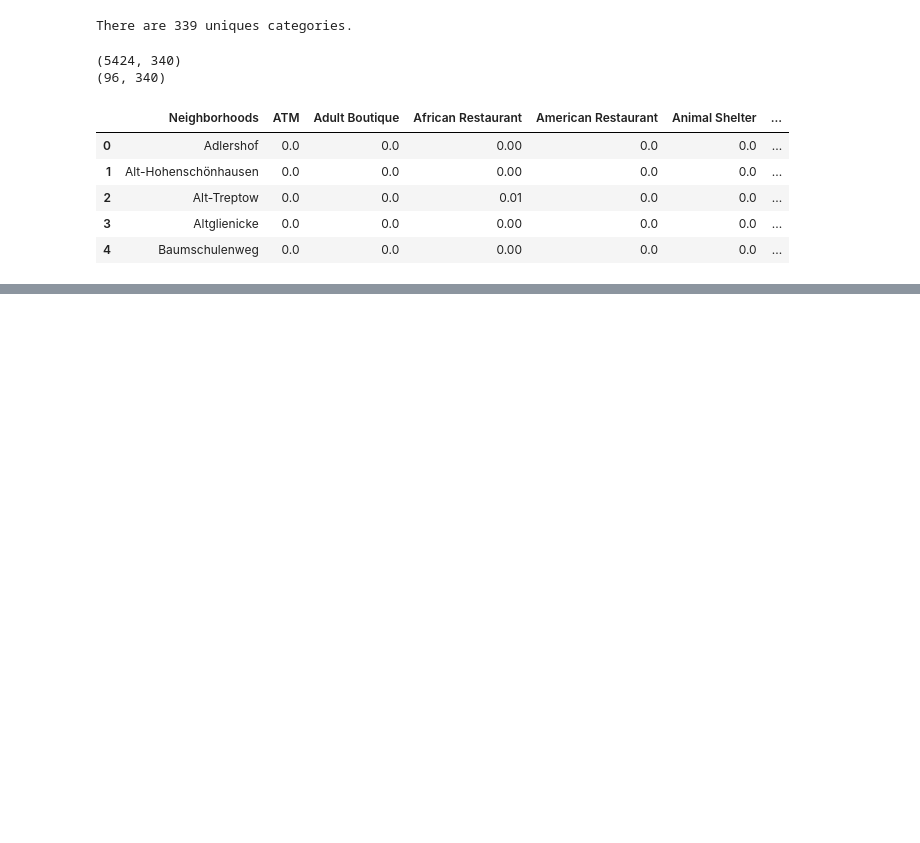
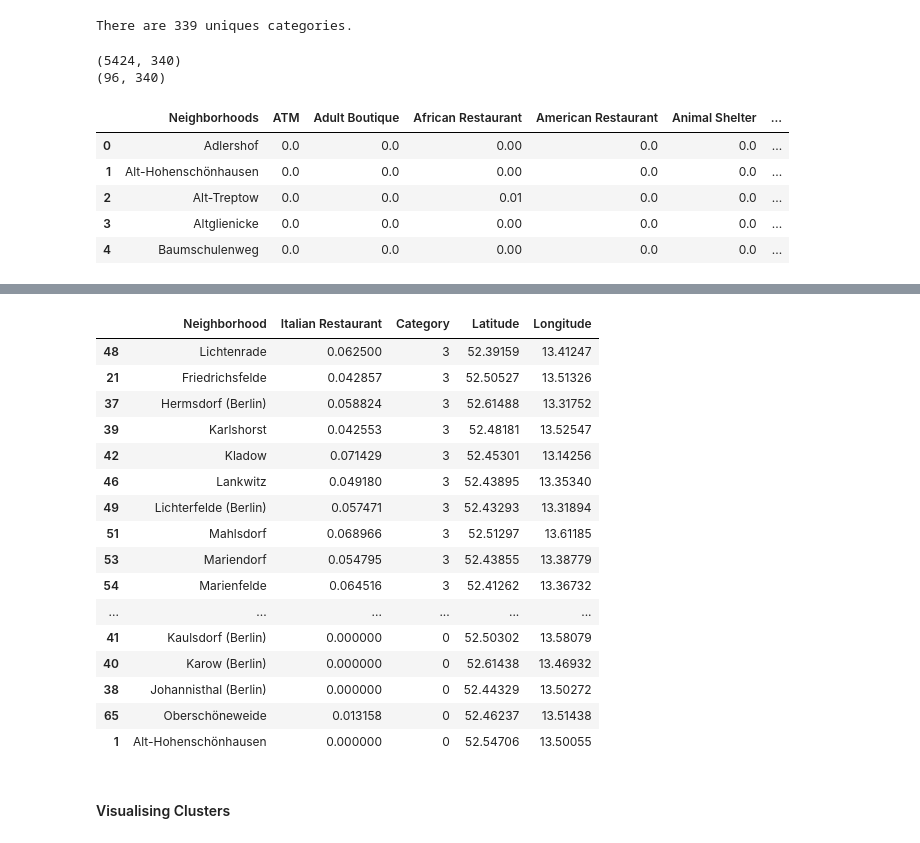
Before and after one commit to skhiearth/Coursera-IBM-The-Battle-of-Neighborhoods-Capstone-Project-, a Jupyter notebook: The Battle of Neighborhoods - Notebook.ipynb, the cells around one changed output, grey strips where cells are left out. Drawn from its saved outputs; the diff is of its cells as text; code cells hidden in the pictures; blank space fills up the shorter version.

```diff
--- a/The Battle of Neighborhoods - Notebook.ipynb
+++ b/The Battle of Neighborhoods - Notebook.ipynb
@@ -241,0 +267,7 @@ berlin_rest.head()
+# %%
+merged = berlin_rest.copy()
+
+# add clustering labels
+merged["Category"] = kmeans.labels_
+merged.rename(columns={"Neighborhoods": "Neighborhood"}, inplace=True)
+merged.head()
@@ -241,0 +281,27 @@ berlin_rest.head()
+# %%
+dfmerged = merged.merge(berlin_df)
+dfmerged.head()
+
+#Sort
+dfmerged.sort_values(["Category"], inplace=True, ascending=False)
+dfmerged
+# %% [output]
+|  | Neighborhood | Italian Restaurant | Category | Latitude | Longitude |
+| 48 | Lichtenrade | 0.062500 | 3 | 52.39159 | 13.41247 |
+| 21 | Friedrichsfelde | 0.042857 | 3 | 52.50527 | 13.51326 |
+| 37 | Hermsdorf (Berlin) | 0.058824 | 3 | 52.61488 | 13.31752 |
+| 39 | Karlshorst | 0.042553 | 3 | 52.48181 | 13.52547 |
+| 42 | Kladow | 0.071429 | 3 | 52.45301 | 13.14256 |
+| 46 | Lankwitz | 0.049180 | 3 | 52.43895 | 13.35340 |
+| 49 | Lichterfelde (Berlin) | 0.057471 | 3 | 52.43293 | 13.31894 |
+| 51 | Mahlsdorf | 0.068966 | 3 | 52.51297 | 13.61185 |
+| 53 | Mariendorf | 0.054795 | 3 | 52.43855 | 13.38779 |
+| 54 | Marienfelde | 0.064516 | 3 | 52.41262 | 13.36732 |
+| ... | ... | ... | ... | ... | ... |
+| 41 | Kaulsdorf (Berlin) | 0.000000 | 0 | 52.50302 | 13.58079 |
+| 40 | Karow (Berlin) | 0.000000 | 0 | 52.61438 | 13.46932 |
+| 38 | Johannisthal (Berlin) | 0.000000 | 0 | 52.44329 | 13.50272 |
+| 65 | Oberschöneweide | 0.013158 | 0 | 52.46237 | 13.51438 |
+| 1 | Alt-Hohenschönhausen | 0.000000 | 0 | 52.54706 | 13.50055 |
+# %% [markdown]
+#### Visualising Clusters
```
Also changed, not shown: parts of 21 cells of this notebook.
